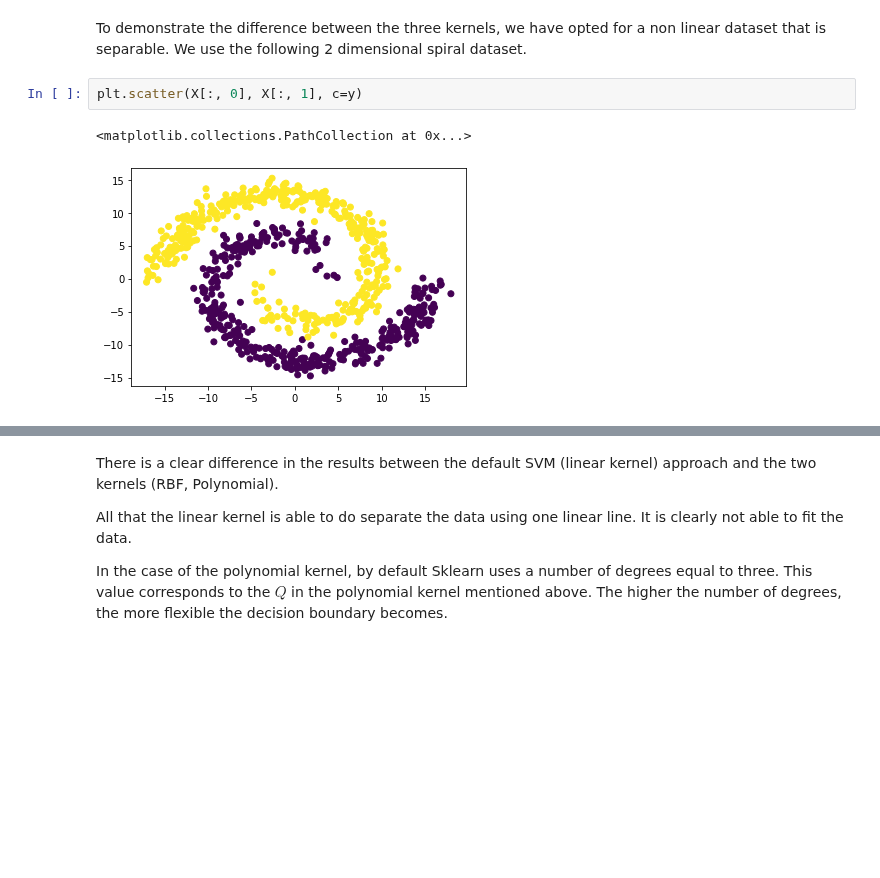
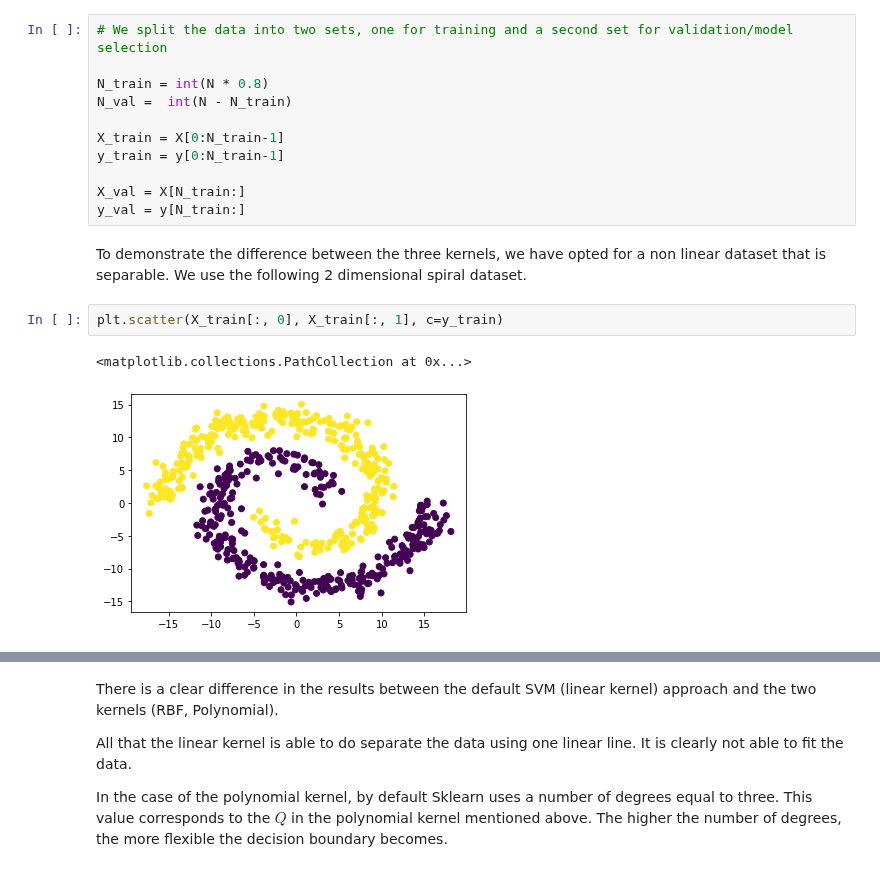
Before and after one commit to WardGauderis/SFML, a Jupyter notebook: main.ipynb, the cells around one changed output, grey strips where cells are left out. Drawn from its saved outputs; the diff is of its cells as text; blank space fills up the shorter version.

Commit message:
validation

```diff
--- a/main.ipynb
+++ b/main.ipynb
@@ -130,7 +137,18 @@ y = res[:, 2]
+# %%
+# We split the data into two sets, one for training and a second set for validation/model selection
+
+N_train = int(N * 0.8)
+N_val =  int(N - N_train)
+
+X_train = X[0:N_train-1]
+y_train = y[0:N_train-1]
+
+X_val = X[N_train:]
+y_val = y[N_train:]
 # %% [markdown]
 To demonstrate the difference between the three kernels, we have opted for a non linear dataset that is separable. We use the following 2 dimensional spiral dataset.
 # %%
-plt.scatter(X[:, 0], X[:, 1], c=y)
+plt.scatter(X_train[:, 0], X_train[:, 1], c=y_train)
 # %% [output]
 <matplotlib.collections.PathCollection at 0x...>
-[figure, old version]
+[figure, new version]
```
Also changed, not shown: parts of 10 cells of this notebook.
